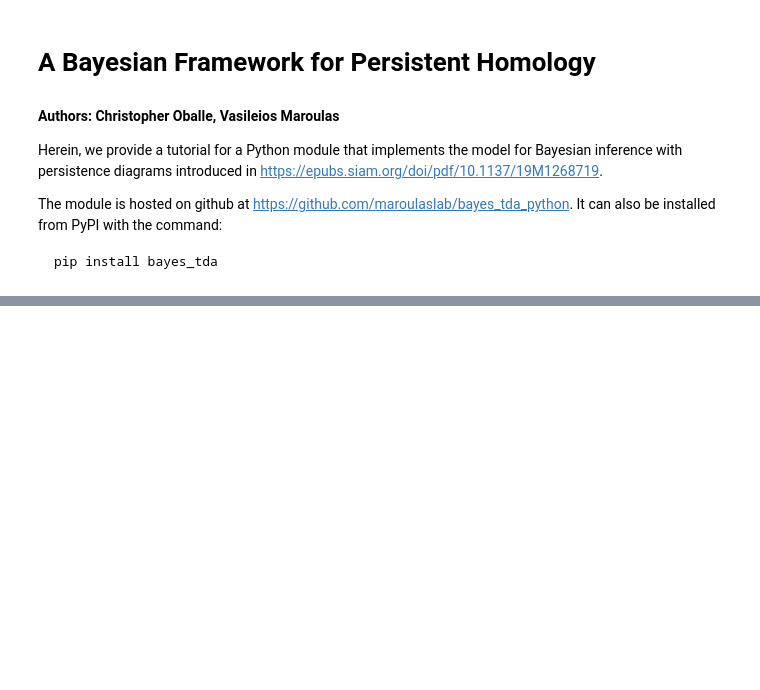
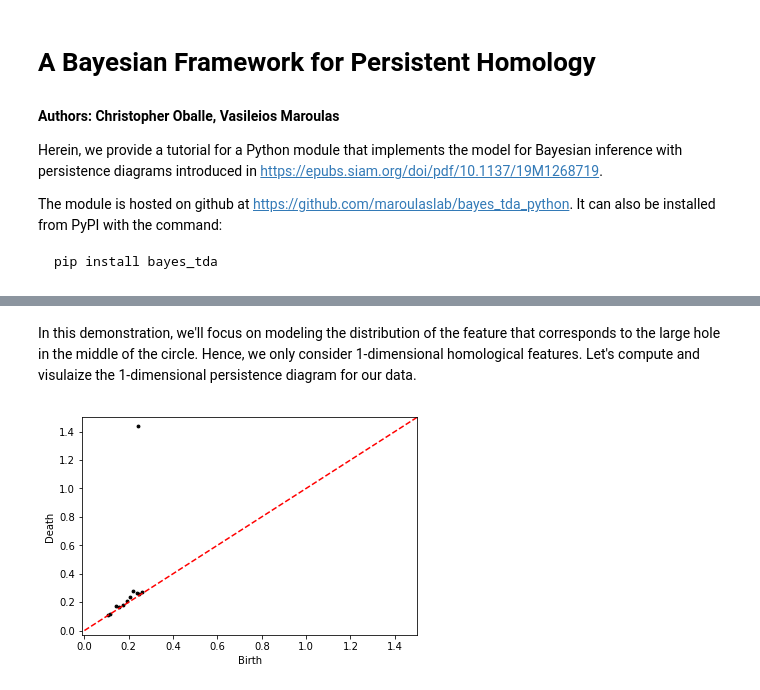
Before and after one commit to coballejr/misc, a Jupyter notebook: Tuto-GUDHI-bayes-tda.ipynb, the cells around one changed output, grey strips where cells are left out. Drawn from its saved outputs; the diff is of its cells as text; code cells hidden in the pictures; blank space fills up the shorter version.

```diff
--- a/Tuto-GUDHI-bayes-tda.ipynb
+++ b/Tuto-GUDHI-bayes-tda.ipynb
@@ -106,0 +50,19 @@ plt.close(post_plot)
+# %% [markdown]
+In this demonstration, we'll focus on modeling the distribution of the feature that corresponds to the large hole in the middle of the circle. Hence, we only consider 1-dimensional homological features. Let's compute and visulaize the 1-dimensional persistence diagram for our data.
+# %%
+hom_dim = 1
+pairs = st.persistence_pairs()
+simps = [s for s in filter(lambda x: len(x[0]) == hom_dim + 1,pairs)]
+pd = np.array([[st.filtration(x),st.filtration(y)] for x,y in simps])
+
+plt.figure()
+plt.scatter(pd[:,0],pd[:,1], s = 8 ,color = 'black')
+plt.plot([0,1.5],[0,1.5],ls = '--',color = 'red')
+plt.xlim([-0.01,1.5])
+plt.ylim([-0.03,1.5])
+plt.xlabel('Birth')
+plt.ylabel('Death')
+plt.show()
+plt.close()
+# %% [output]
+[figure, added]
```
Also changed, not shown: parts of 40 cells of this notebook.
